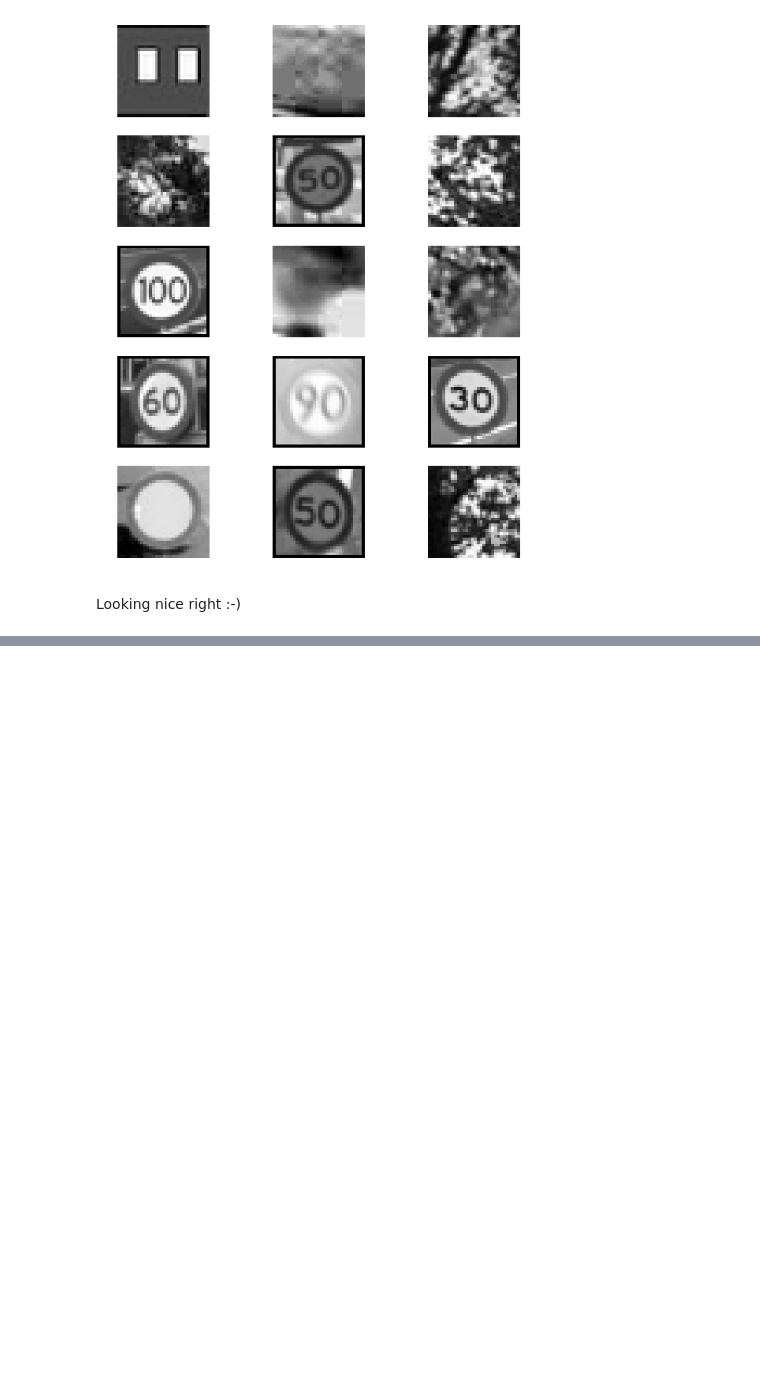
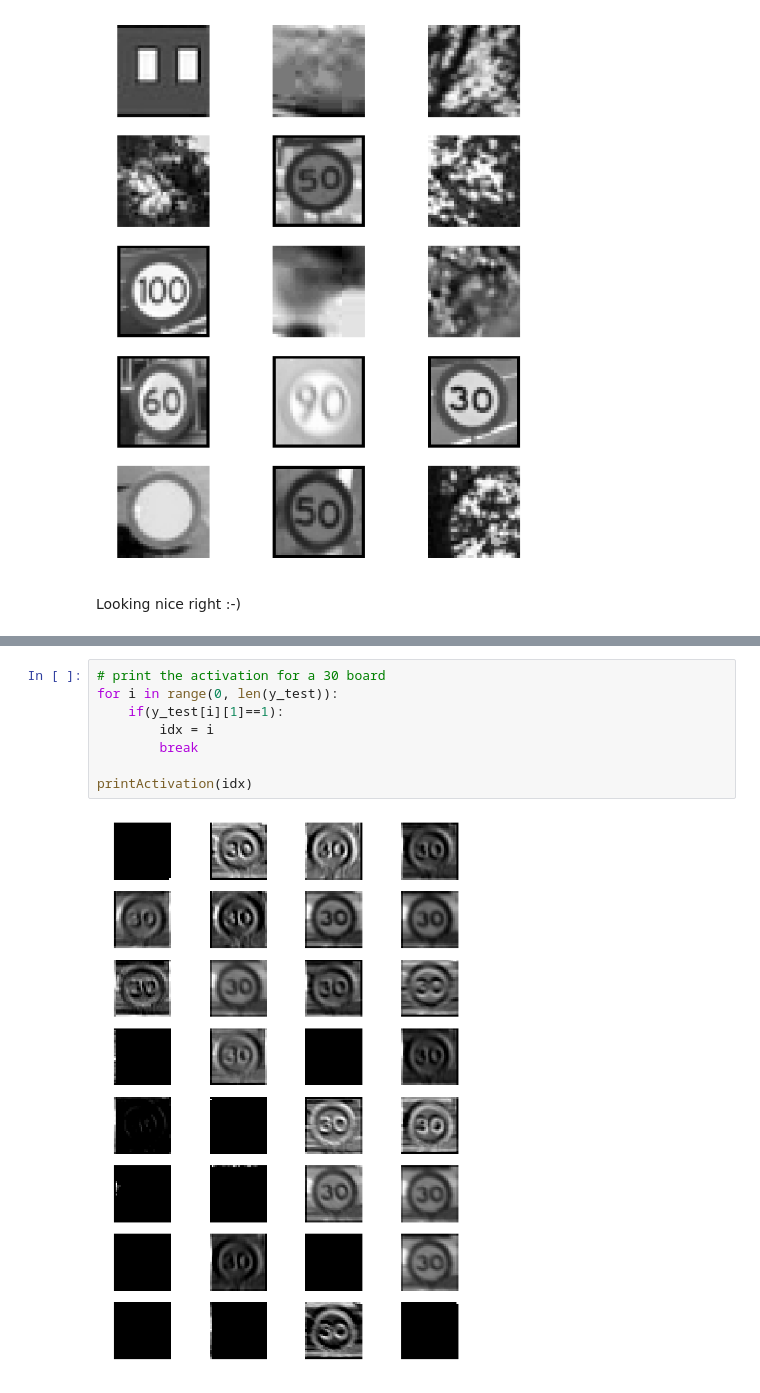
Before and after one commit to GaetanGiraud/GaetanGiraud.github.io, a Jupyter notebook: AI/CNN/tf-recognition.ipynb, the cells around one changed output, grey strips where cells are left out. Cells and saved outputs as stored; diff of their text form; blank space fills up the shorter version.

```diff
--- a/AI/CNN/tf-recognition.ipynb
+++ b/AI/CNN/tf-recognition.ipynb
@@ -252,0 +482,10 @@ Looking nice right :-)
+# %%
+# print the activation for a 30 board
+for i in range(0, len(y_test)):
+    if(y_test[i][1]==1):
+        idx = i
+        break
+
+printActivation(idx)
+# %% [output]
+[figure, added]
```
Also changed, not shown: parts of 27 cells of this notebook, 1 other file.
